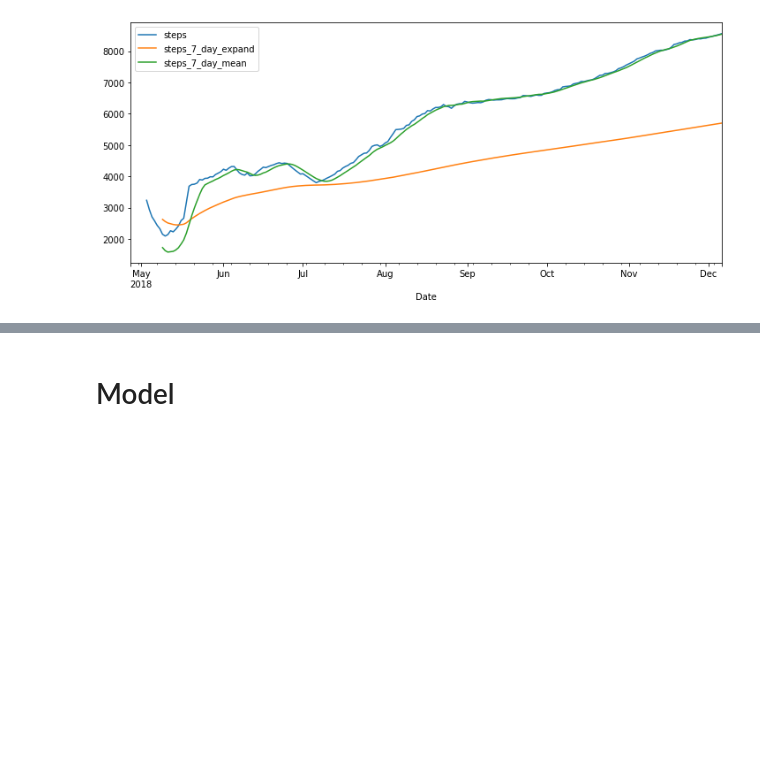
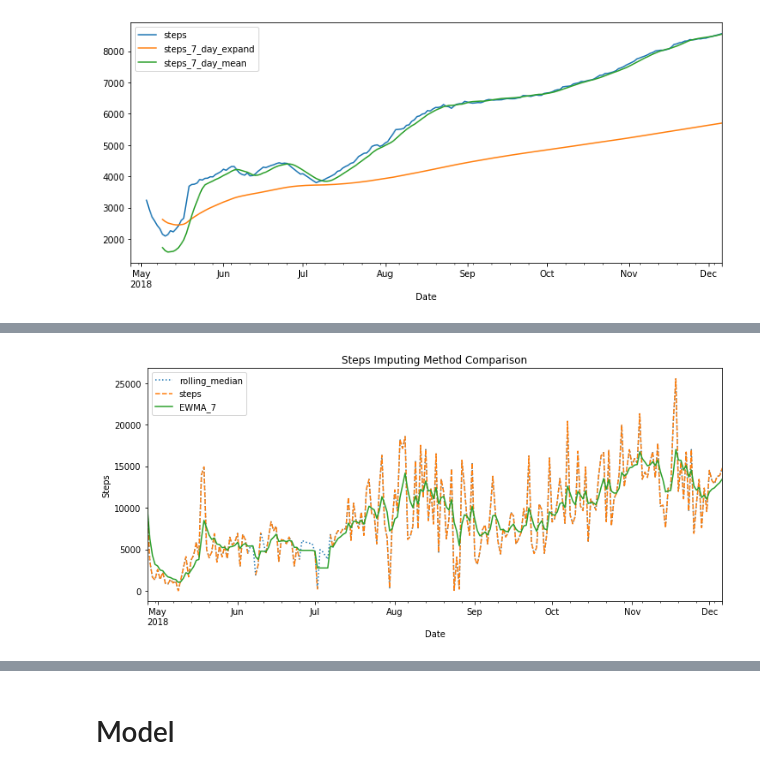
Before and after one commit to U-Gotta-Have-Faith/time_series, a Jupyter notebook: Sean _faith_acquire-Copy1.ipynb, the cells around one changed output, grey strips where cells are left out. Drawn from its saved outputs; the diff is of its cells as text; code cells hidden in the pictures; blank space fills up the shorter version.

```diff
--- a/Sean _faith_acquire-Copy1.ipynb
+++ b/Sean _faith_acquire-Copy1.ipynb
@@ -528,2 +567,2 @@ plt.show()
 # %%
-df['steps_7_day_expand'] = df['steps'].expanding(min_periods=7).mean()
+df['EWMA_7'] = df['steps'].ewm(span=7).mean()
@@ -544,0 +569,8 @@ df.head(10)
+# %%
+df[['rolling_median', 'steps', 'EWMA_7']].plot(style=[':', '--', '-'])
+
+plt.title('Steps Imputing Method Comparison')
+plt.ylabel('Steps')
+plt.show()
+# %% [output]
+[figure, added]
```
Also changed, not shown: parts of 33 cells of this notebook.
